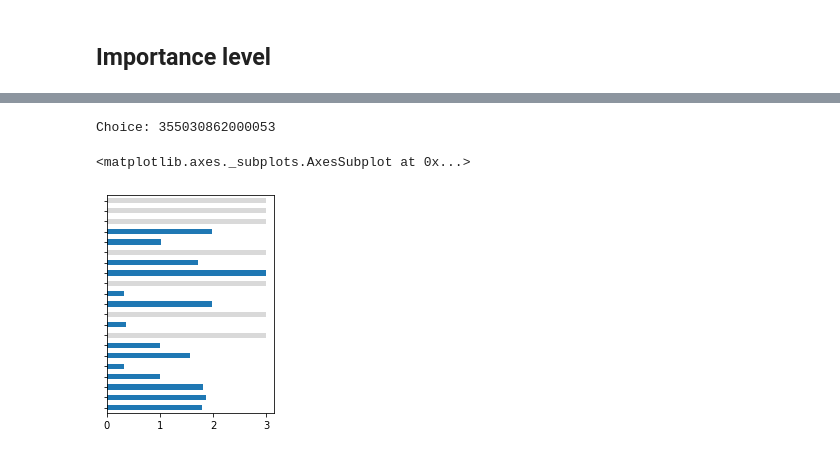
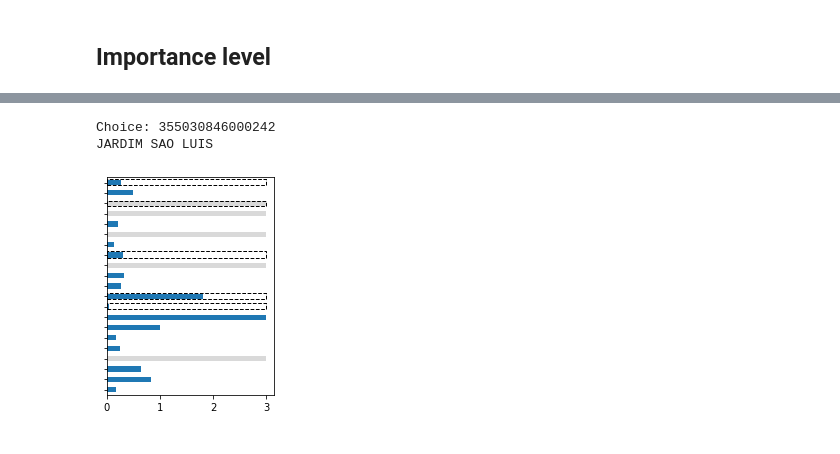
Before and after one commit to visual-ds/cfmining, a Jupyter notebook: examples/Enumeration and visualization - Crime.ipynb, the cells around one changed output, grey strips where cells are left out. Cells and saved outputs as stored; diff of their text form; code cells hidden in the pictures.

```diff
--- a/examples/Enumeration and visualization - Crime.ipynb
+++ b/examples/Enumeration and visualization - Crime.ipynb
@@ -378,12 +370,23 @@ Choice: 355030810000012
-# %%
-choice = choices[2]
-print('Choice:', choice)
-new_individual = X.loc[choice].values
-enum = MAPOCAM(action_set, new_individual, clf_logreg_, max_changes=3, recursive=True)
-enum.fit()
-over = FeatureImportance(enum, new_individual, action_set)
-over.show('plot/importance_changes_r3.eps')
-# %% [output]
-Choice: 355030862000053
-<matplotlib.axes._subplots.AxesSubplot at 0x...>
-[figure, removed]
+# %%
+#individual = X.loc[choice].values
+print('Choice:', choice)
+print(sector_shapes.loc[choice]['NOM_DI'])
+enum = MAPOCAM(action_set, individual, clf_logreg_, max_changes=3, recursive=True)
+enum.fit()
+over = FeatureImportance(enum, individual, action_set)
+ax = over.show('plot/importance_changes_r1.eps')
+rect = Rectangle((0,7.8),2.99, 0.6, linewidth=1, linestyle='--', edgecolor='k', alpha=1, facecolor='none')
+ax.add_patch(rect)
+rect = Rectangle((0,8.8),2.99, 0.5, linewidth=1, linestyle='--', edgecolor='k', alpha=1, facecolor='none')
+ax.add_patch(rect)
+rect = Rectangle((0,12.7),2.99, 0.7, linewidth=1, linestyle='--', edgecolor='k', alpha=1, facecolor='none')
+ax.add_patch(rect)
+rect = Rectangle((0,17.7),2.99, 0.5, linewidth=1, linestyle='--', edgecolor='k', alpha=1, facecolor='none')
+ax.add_patch(rect)
+rect = Rectangle((0,19.8),2.99, 0.5, linewidth=1, linestyle='--', edgecolor='k', alpha=1, facecolor='none')
+ax.add_patch(rect)
+ax.figure.savefig('plot/importance_changes_r1.eps', bbox_inches='tight')
+# %% [output]
+Choice: 355030846000242
+JARDIM SAO LUIS
+[figure, added]
```
Also changed, not shown: parts of 11 cells of this notebook, 51 other files.
